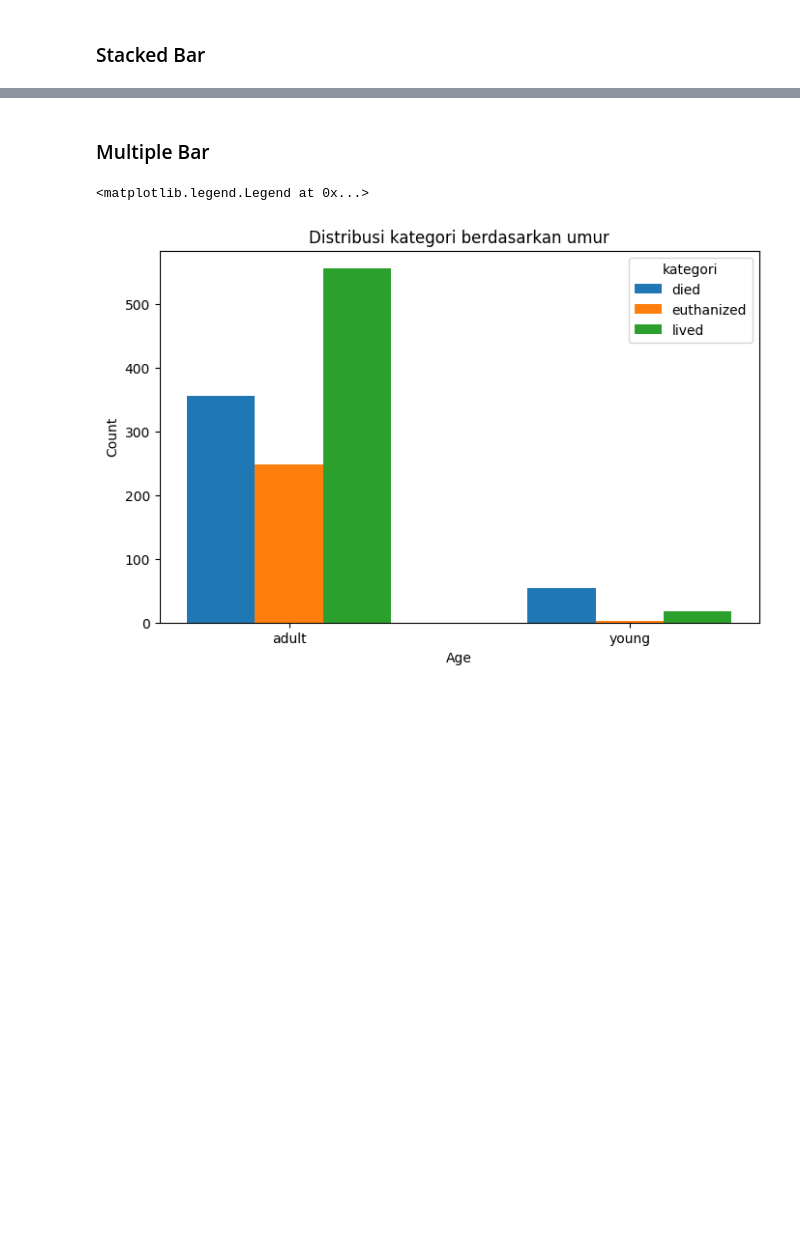
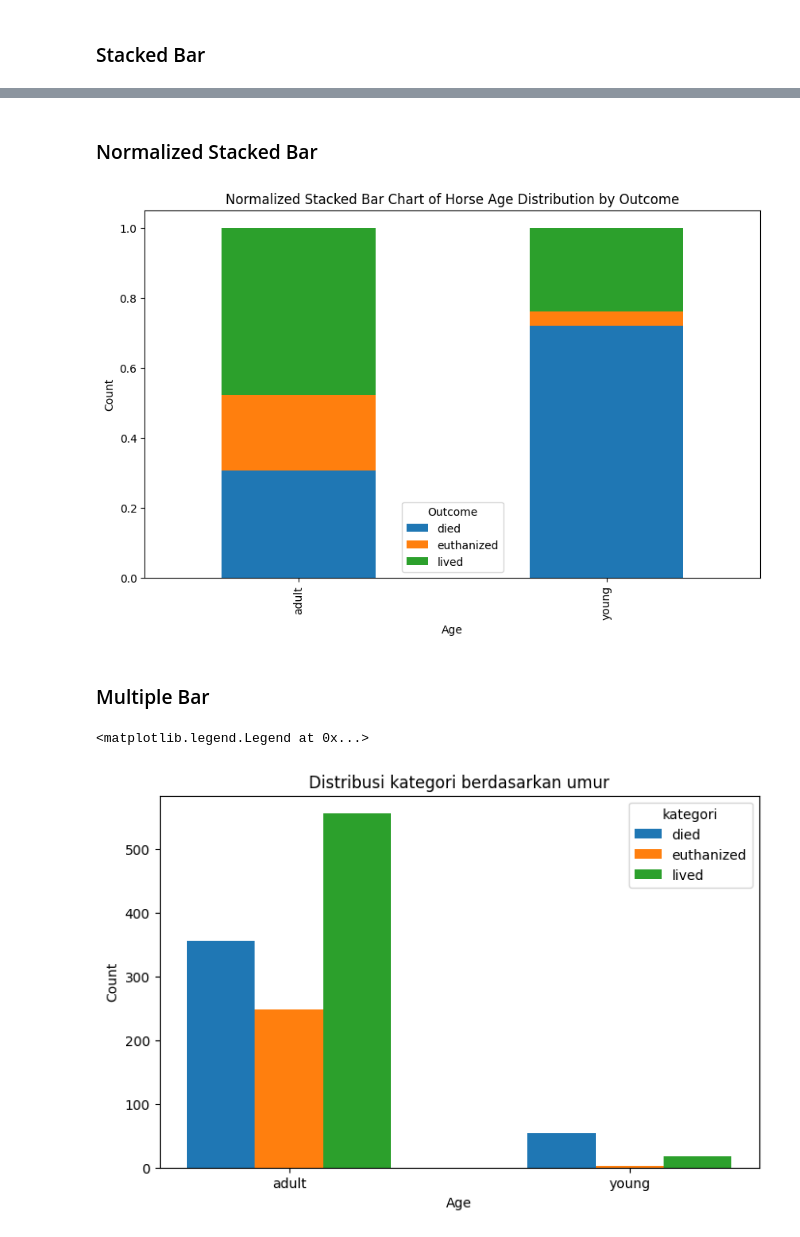
Before and after one commit to dhiiil/BCC-Prepocessing-n-EDA, a Jupyter notebook: Exploratory.ipynb, the cells around one changed output, grey strips where cells are left out. Saved outputs shown, nothing was run; the diff lists cells and outputs as text; code cells hidden in the pictures; blank space fills up the shorter version.

```diff
--- a/Exploratory.ipynb
+++ b/Exploratory.ipynb
@@ -226,3 +240,17 @@ plt.legend(title="kategori")
+# %% [markdown]
+### Normalized Stacked Bar
+# %%
+age_count_normalized = age_count.div(age_count.sum(axis=1), axis=0)
+fig, ax = plt.subplots(figsize=(10, 6))
+age_count_normalized.plot(kind='bar', stacked=True, ax=ax)
+
+plt.xlabel("Age")
+plt.ylabel("Count")
+plt.title("Normalized Stacked Bar Chart of Horse Age Distribution by Outcome")
+plt.legend(title="Outcome")
+plt.show()
+# %% [output]
+[figure, added]
 # %%
 # experiment
 # %% [markdown]
```
Also changed, not shown: parts of 24 cells of this notebook.
